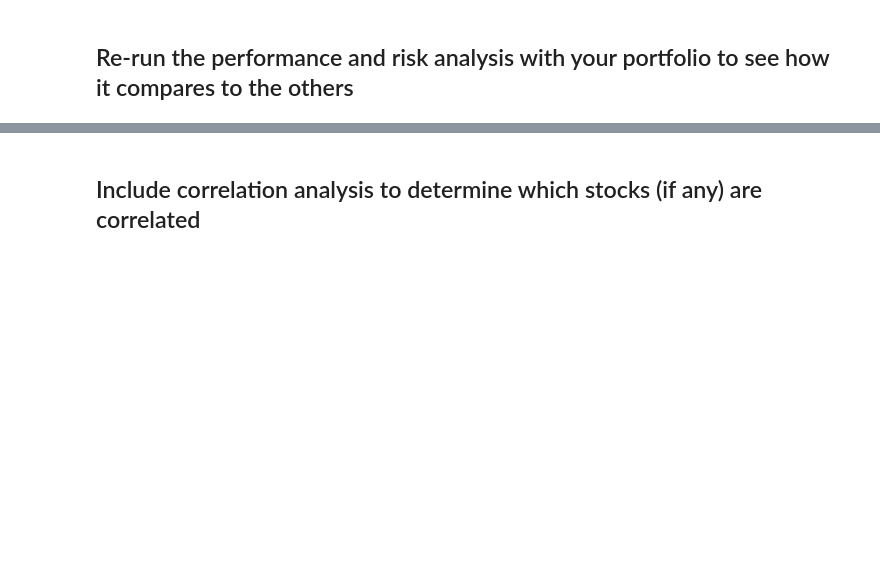
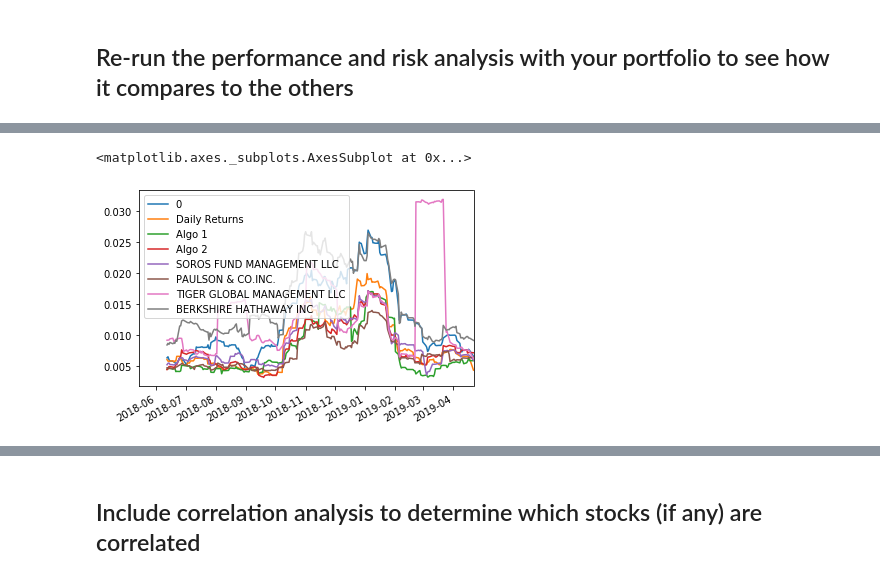
Before and after one commit to gabrieldk96/Pandas-Homework, a Jupyter notebook: Starter_Code/whale_analysis.ipynb, the cells around one changed output, grey strips where cells are left out. Cells and saved outputs as stored; diff of their text form; code cells hidden in the pictures; blank space fills up the shorter version.

```diff
--- a/Starter_Code/whale_analysis.ipynb
+++ b/Starter_Code/whale_analysis.ipynb
@@ -516,3 +546,7 @@ Length: 249, dtype: float64
 # %%
 # Rolling
 # YOUR CODE HERE
+final_conglomerate_df.rolling(window=21).std().plot()
+# %% [output]
+<matplotlib.axes._subplots.AxesSubplot at 0x...>
+[figure, added]
```
Also changed, not shown: parts of 9 cells of this notebook.
